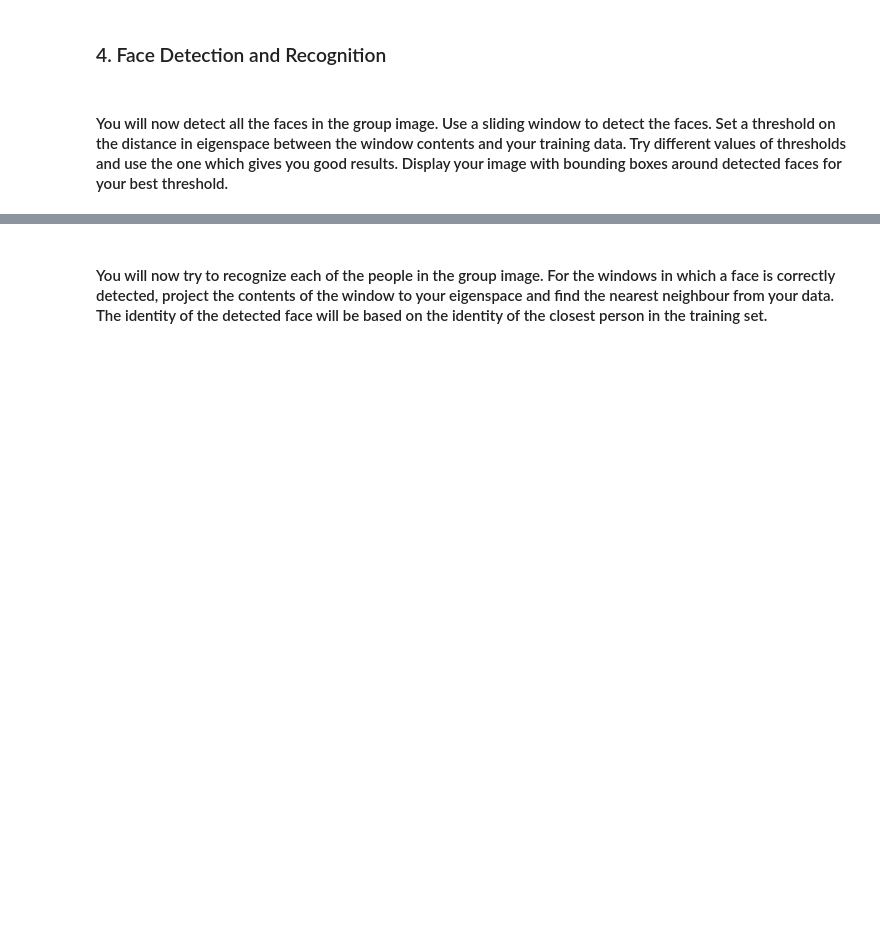
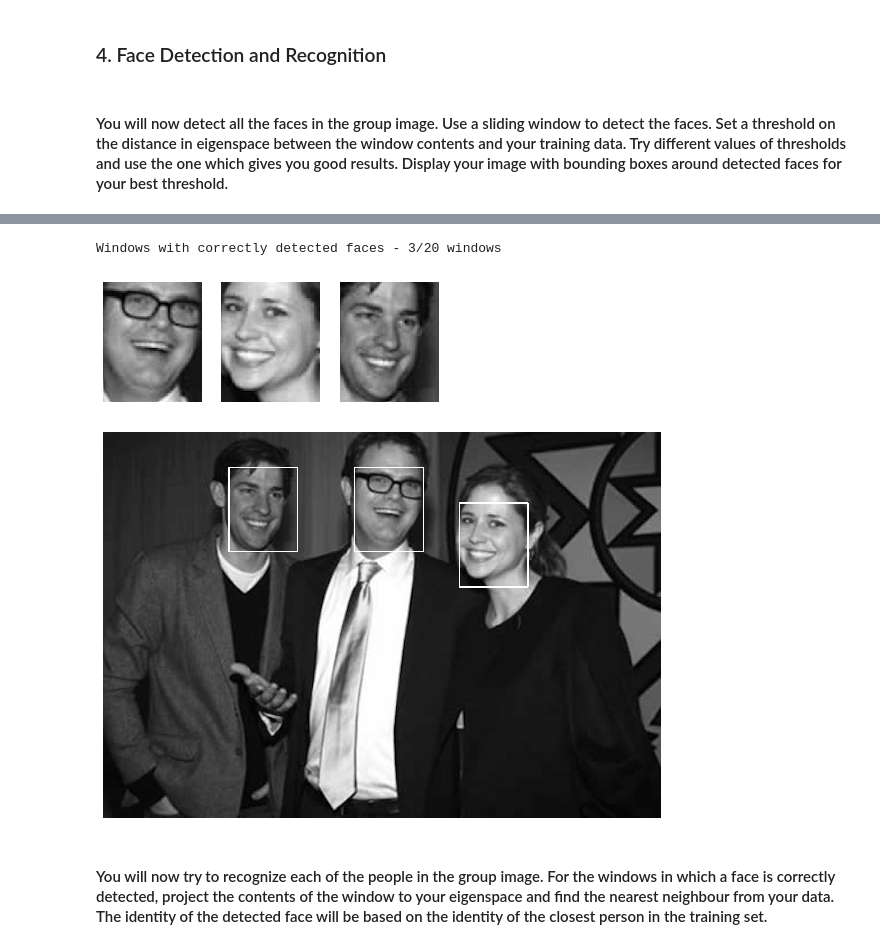
Before and after one commit to saima-h18/Computer-Vision-Assignments, a Jupyter notebook: Assignment_4/Assignment4.ipynb, the cells around one changed output, grey strips where cells are left out. Saved outputs shown, nothing was run; the diff lists cells and outputs as text; code cells hidden in the pictures; blank space fills up the shorter version.

```diff
--- a/Assignment_4/Assignment4.ipynb
+++ b/Assignment_4/Assignment4.ipynb
@@ -349,7 +349,7 @@ print('%0.2f %% of the data has a neighbour that is of the same person in eigens
 #### You will now detect all the faces in the group image. Use a sliding window to detect the faces. Set a threshold on the distance in eigenspace between the window contents and your training data. Try different values of thresholds and use the one which gives you good results. Display your image with bounding boxes around detected faces for your best threshold.
 # %%
 # directory path for the test image containing all three characters
-path4 = './train_set/group.jpg'
+path4 = './test_image.jpg'
 
 # read image
 image = cv2.cvtColor(cv2.imread(path4),cv2.COLOR_BGR2GRAY)
@@ -411,7 +411,7 @@ for y1 in range(0, image.shape[0]-stridey, stridey):
         if faceFound == True:
             if pltvar == 6:
                 plt.axis('off')
-                plt.show()
+#                 plt.show()
                 plt.figure(figsize=(10,10))
                 pltvar = 1
             # plot the patch with the found coordinates indicating a face is present
@@ -431,9 +431,9 @@ for y1 in range(0, image.shape[0]-stridey, stridey):
             pltvar += 1
 
 # display all windows and test image
+print('Total of ' + str(counter) + ' detections')
 plt.axis('off')
 plt.show()
-print('Total of ' + str(counter) + ' windows')
 plt.figure(figsize=(10,10))
 plt.imshow(copy, cmap='gray')
 plt.axis('off')
@@ -447,4 +447,44 @@ Total of 20 windows
 [figure]
+# %%
+# Display true positive detections from the above 20 windows
+
+# Window containing Dwight
+win1 = 10
+# Window containing Pam
+win2 = 16
+# Window containing Jim
+win3 = 6
+print("Windows with correctly detected faces - 3/20 windows")
+# Extracting the patches corresponding to the window numbers for all the characters
+patch1 = image[list2[win1]:list2[win1] + height, list1[win1]:list1[win1]+width]
+plt.subplot(131)
+plt.imshow(patch1, cmap='gray')
+plt.axis('off')
+patch2 = image[list2[win2]:list2[win2] + height, list1[win2]:list1[win2]+width]
+plt.subplot(132)
+plt.imshow(patch2, cmap='gray')
+plt.axis('off')
+patch3 = image[list2[win3]:list2[win3] + height, list1[win3]:list1[win3]+width]
+plt.subplot(133)
+plt.imshow(patch3, cmap='gray')
+plt.axis('off')
+plt.show()
+# Show True positives on test image
+copy2 = image.copy()
+copy2 = cv2.rectangle(copy2, (list1[win1], list2[win1]), (list1[win1] + width, list2[win1] + \
+                                                        height), (255,255,255), 2) # bounding box on image
+copy2 = cv2.rectangle(copy2, (list1[win2], list2[win2]), (list1[win2] + width, list2[win2] + \
+                                                        height), (255,255,255), 2) # bounding box on image
+copy2 = cv2.rectangle(copy2, (list1[win3], list2[win3]), (list1[win3] + width, list2[win3] + \
+                                                        height), (255,255,255), 2) # bounding box on image
+plt.figure(figsize=(10,10))
+plt.axis('off')
+plt.imshow(copy2, cmap = "gray")
+plt.show()
+# %% [output]
+Windows with correctly detected faces - 3/20 windows
+[figure, added]
+[figure, added]
 # %% [markdown]
 #### You will now try to recognize each of the people in the group image. For the windows in which a face is correctly detected, project the contents of the window to your eigenspace and find the nearest neighbour from your data. The identity of the detected face will be based on the identity of the closest person in the training set.
 # %%
```
Also changed, not shown: parts of 8 cells of this notebook, 6 other files.
